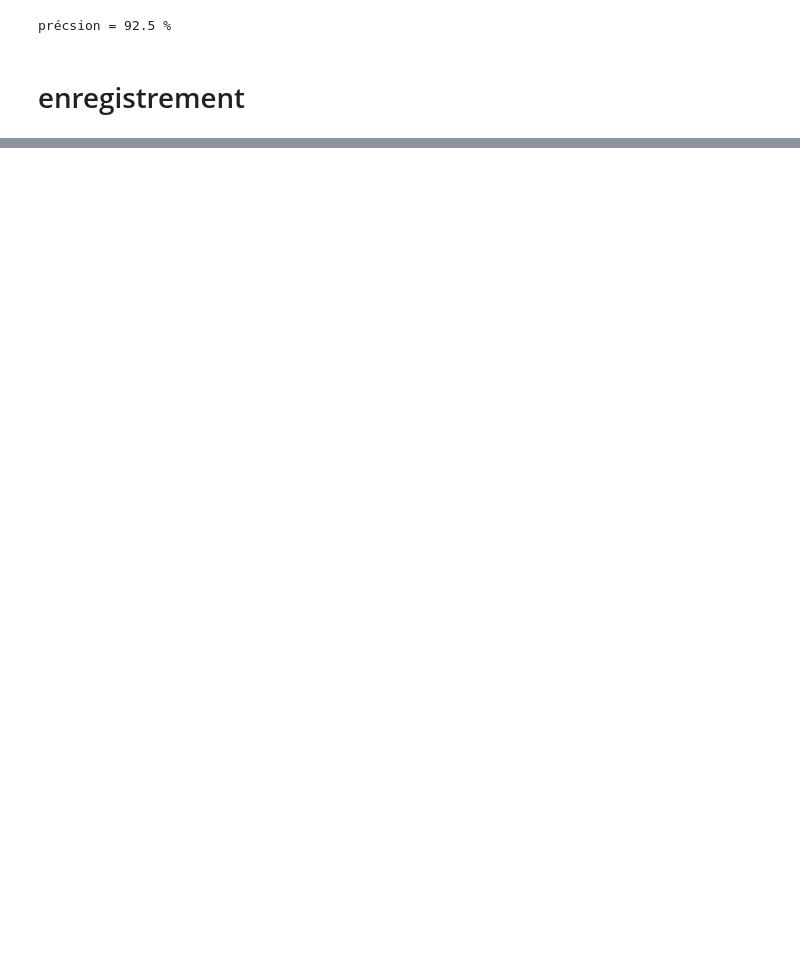
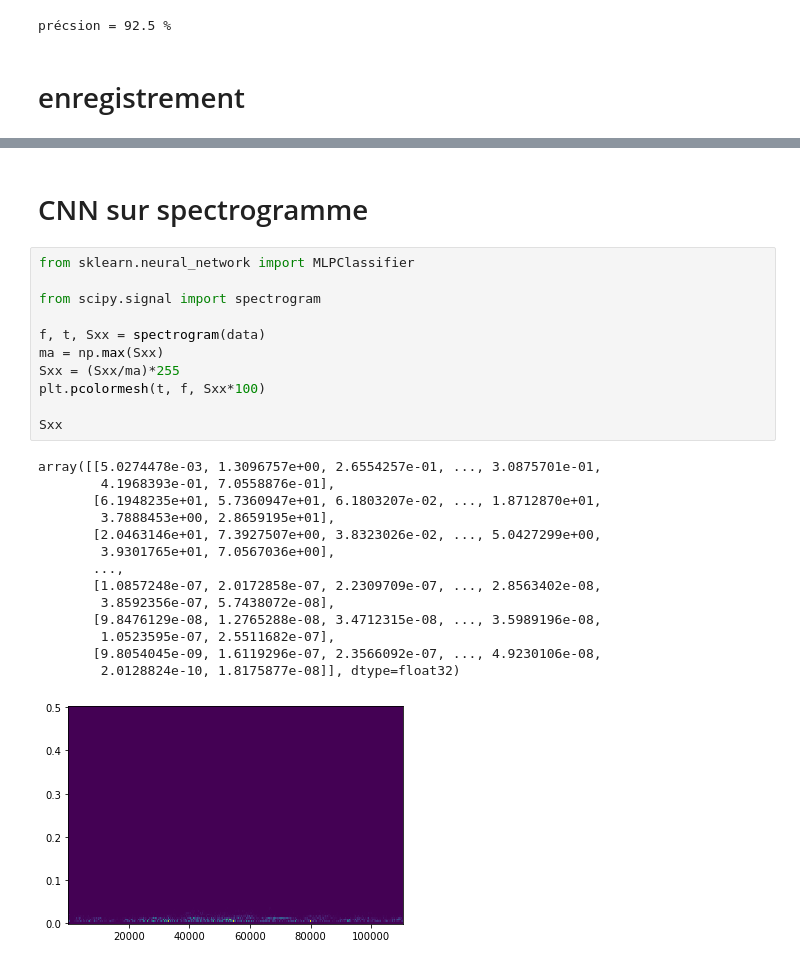
Before and after one commit to thovll/absolute_ear, a Jupyter notebook: script.ipynb, the cells around one changed output, grey strips where cells are left out. Drawn from its saved outputs; the diff is of its cells as text; blank space fills up the shorter version.

Commit message:
ajout commentaires + début de méthode utilisant des spectrogrammes

```diff
--- a/script.ipynb
+++ b/script.ipynb
@@ -342,0 +351,28 @@ Finished recording
+# %% [markdown]
+# CNN sur spectrogramme
+# %%
+from sklearn.neural_network import MLPClassifier
+
+from scipy.signal import spectrogram
+
+f, t, Sxx = spectrogram(data)
+ma = np.max(Sxx)
+Sxx = (Sxx/ma)*255
+plt.pcolormesh(t, f, Sxx*100)
+
+Sxx
+# %% [output]
+array([[5.0274478e-03, 1.3096757e+00, 2.6554257e-01, ..., 3.0875701e-01,
+        4.1968393e-01, 7.0558876e-01],
+       [6.1948235e+01, 5.7360947e+01, 6.1803207e-02, ..., 1.8712870e+01,
+        3.7888453e+00, 2.8659195e+01],
+       [2.0463146e+01, 7.3927507e+00, 3.8323026e-02, ..., 5.0427299e+00,
+        3.9301765e+01, 7.0567036e+00],
+       ...,
+       [1.0857248e-07, 2.0172858e-07, 2.2309709e-07, ..., 2.8563402e-08,
+        3.8592356e-07, 5.7438072e-08],
+       [9.8476129e-08, 1.2765288e-08, 3.4712315e-08, ..., 3.5989196e-08,
+        1.0523595e-07, 2.5511682e-07],
+       [9.8054045e-09, 1.6119296e-07, 2.3566092e-07, ..., 4.9230106e-08,
+        2.0128824e-10, 1.8175877e-08]], dtype=float32)
+[figure, added]
```
Also changed, not shown: parts of 8 cells of this notebook, 1 other file.
